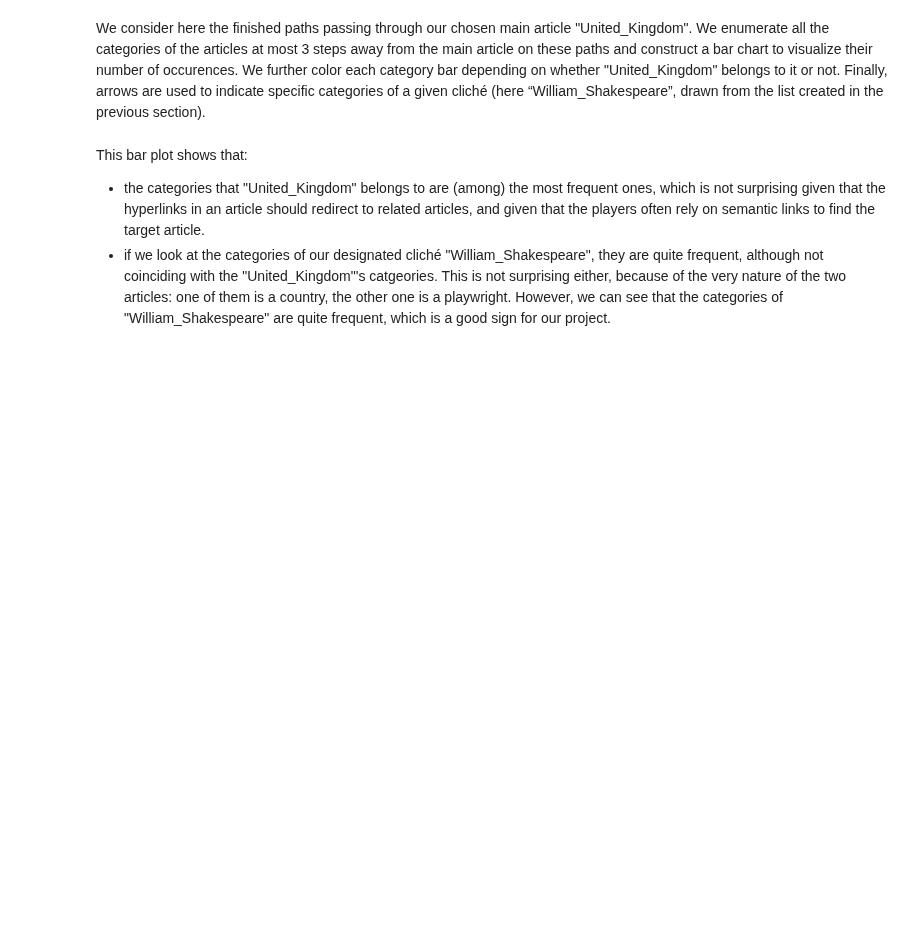
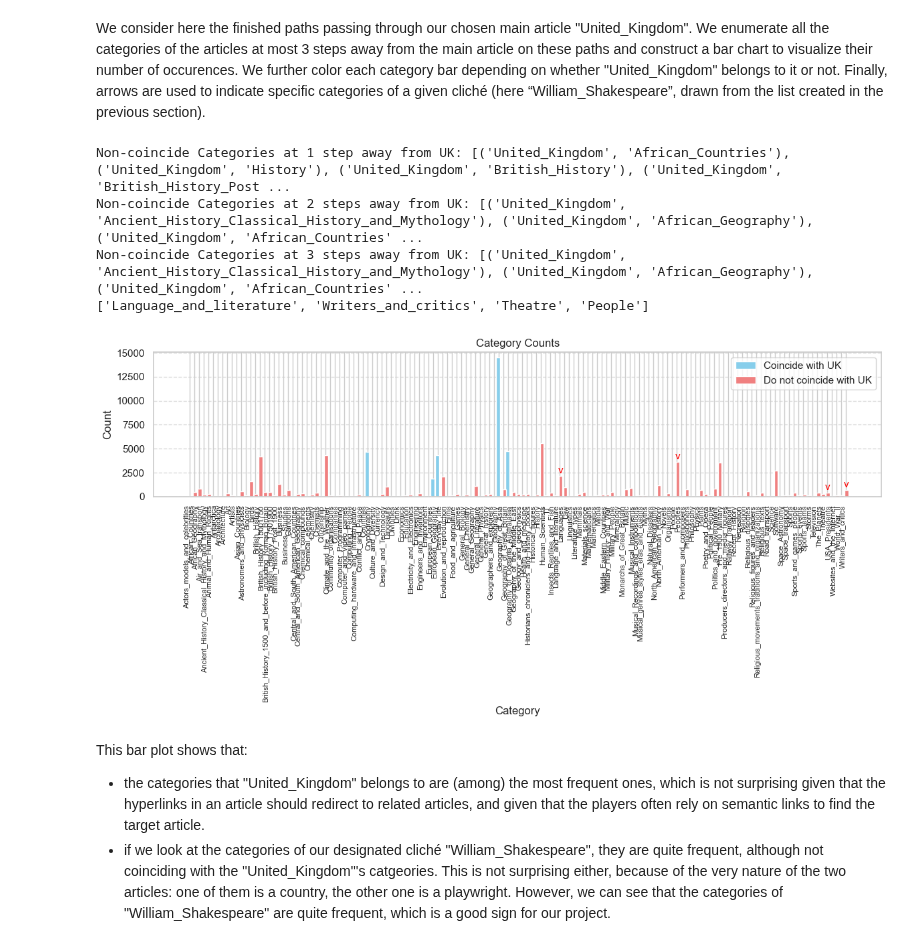
Before and after one commit to epfl-ada/ada-2023-project-abracadabra2023, a Jupyter notebook: nb.ipynb, the cells around one changed output. Cells and saved outputs as stored; diff of their text form; code cells hidden in the pictures; blank space fills up the shorter version.

```diff
--- a/nb.ipynb
+++ b/nb.ipynb
@@ -265,9 +346,23 @@ We enumerate all the categories of the articles at most 3 steps away from the ma
 We further color each category bar depending on whether "United_Kingdom" belongs to it or not.
 Finally, arrows are used to indicate specific categories of a given cliché (here “William_Shakespeare”, drawn from the list created in the previous section).
 # %%
-all_categories, subcategories1, subcategories2, subcatgeories3 = separate_categories(main_article, categories)
+all_categories, subcategories1, subcategories2, subcatgeories3 = separate_categories(
+    main_article, categories
+)
 # %%
-combine_results(paths_finished, main_article, categories, all_categories, ["category1", "category2", "category3"])
+combine_results(
+    paths_finished,
+    main_article,
+    categories,
+    all_categories,
+    ["category1", "category2", "category3"],
+)
+# %% [output]
+Non-coincide Categories at 1 step away from UK: [('United_Kingdom', 'African_Countries'), ('United_Kingdom', 'History'), ('United_Kingdom', 'British_History'), ('United_Kingdom', 'British_History_Post ...
+Non-coincide Categories at 2 steps away from UK: [('United_Kingdom', 'Ancient_History_Classical_History_and_Mythology'), ('United_Kingdom', 'African_Geography'), ('United_Kingdom', 'African_Countries' ...
+Non-coincide Categories at 3 steps away from UK: [('United_Kingdom', 'Ancient_History_Classical_History_and_Mythology'), ('United_Kingdom', 'African_Geography'), ('United_Kingdom', 'African_Countries' ...
+['Language_and_literature', 'Writers_and_critics', 'Theatre', 'People']
+[figure, added]
 # %% [markdown]
 This bar plot shows that:
 - the categories that "United_Kingdom" belongs to are (among) the most frequent ones, which is not surprising given that the hyperlinks in an article should redirect to related articles, and given that the players often rely on semantic links to find the target article.
```
Also changed, not shown: parts of 37 cells of this notebook, 5 other files.
